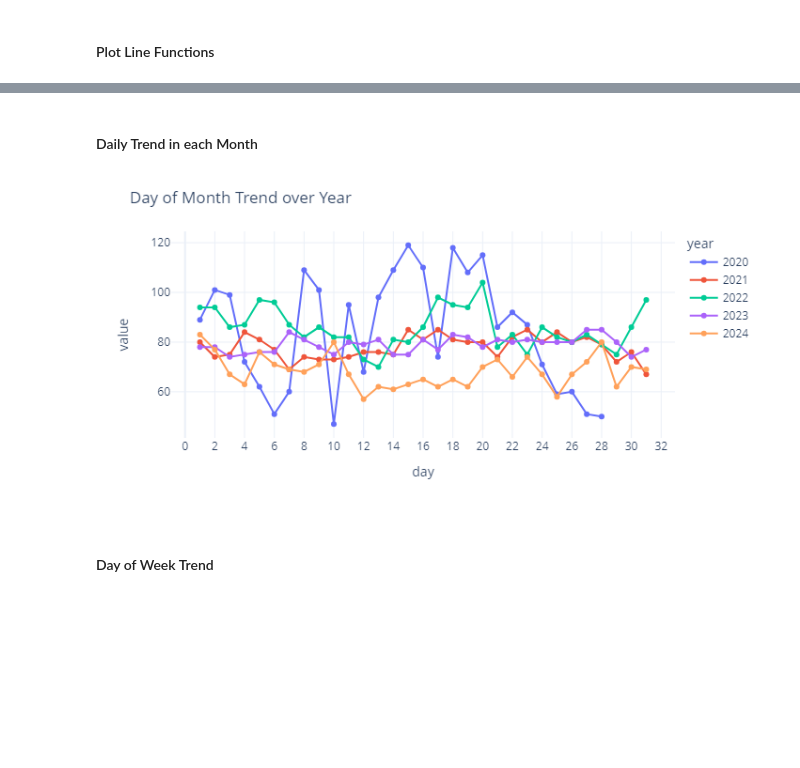
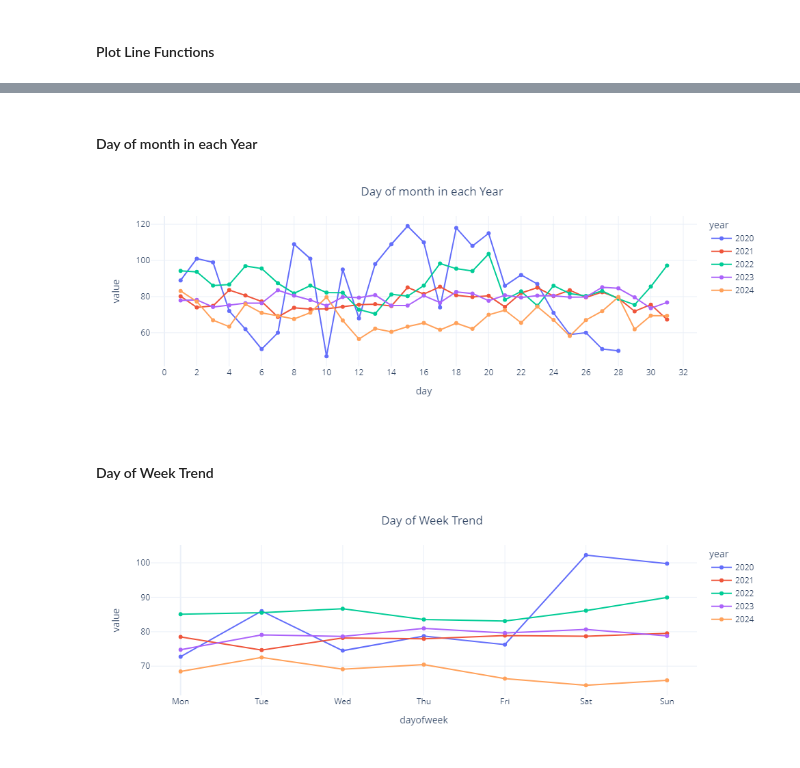
Before and after one commit to Agungvpzz/Air-Quality, a Jupyter notebook: EDA.ipynb, the cells around one changed output, grey strips where cells are left out. Drawn from its saved outputs; the diff is of its cells as text; code cells hidden in the pictures; blank space fills up the shorter version.

```diff
--- a/EDA.ipynb
+++ b/EDA.ipynb
@@ -342,2 +285,2 @@ fig_monthly_trend
 # %% [markdown]
-#### Daily Trend in each Month
+#### Day of month in each Year
@@ -355,6 +287,6 @@ fig_day_of_month_trend = px.line(
-# %%
-fig_day_of_month_trend
-# %% [output]
-[figure, removed]
+# %%
+plot_line_agg_date(df, 'pm25', 'date', 'day', 'year', title='Day of month in each Year', title_x=0.5)
+# %% [output]
+[figure, added]
 # %% [markdown]
 #### Day of Week Trend
@@ -377,0 +293,4 @@ fig_day_of_week_trend
+# %%
+plot_line_agg_date(df, 'pm25', 'date', 'dayofweek', 'year', title='Day of Week Trend', title_x=0.5)
+# %% [output]
+[figure, added]
```
Also changed, not shown: parts of 24 cells of this notebook.
